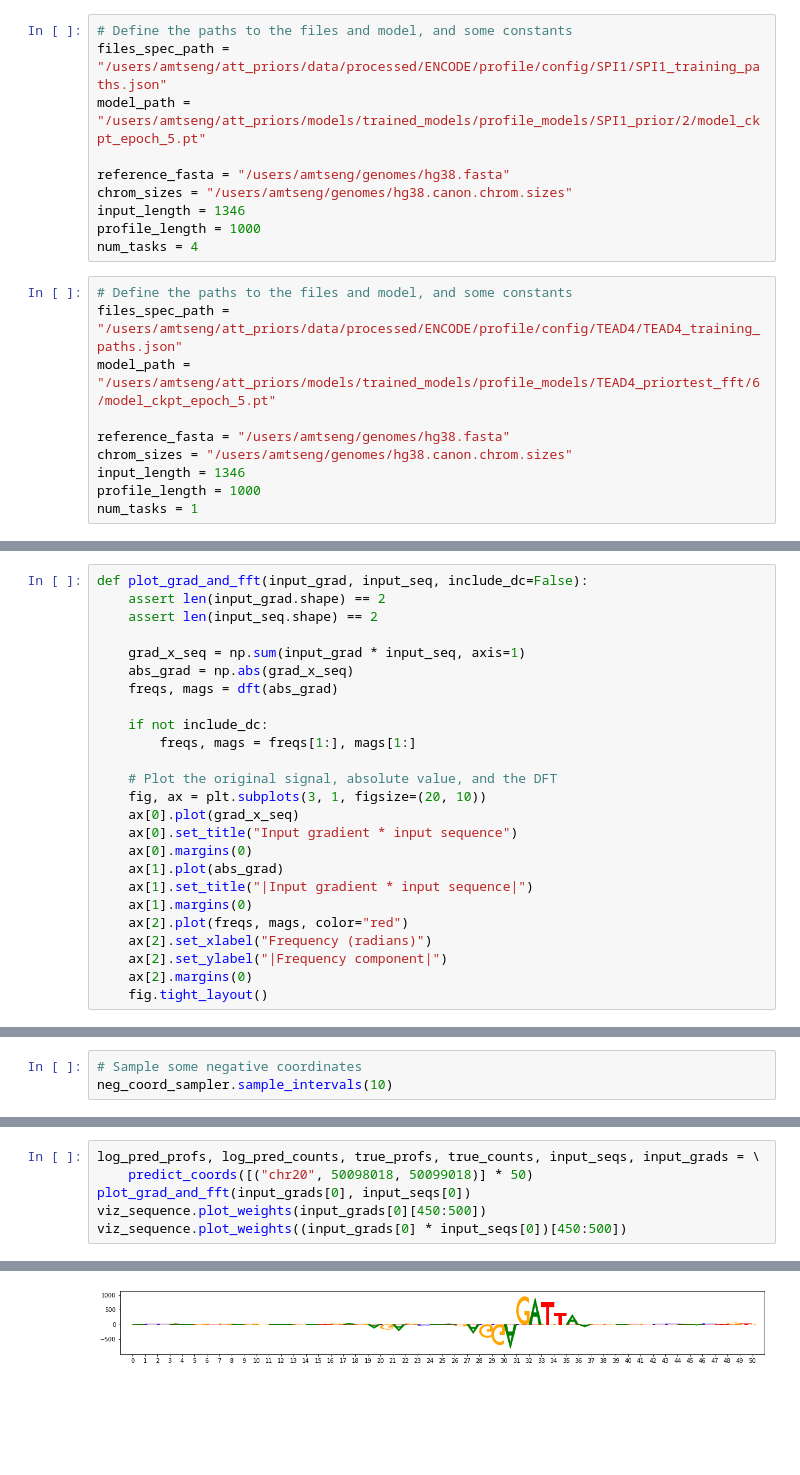
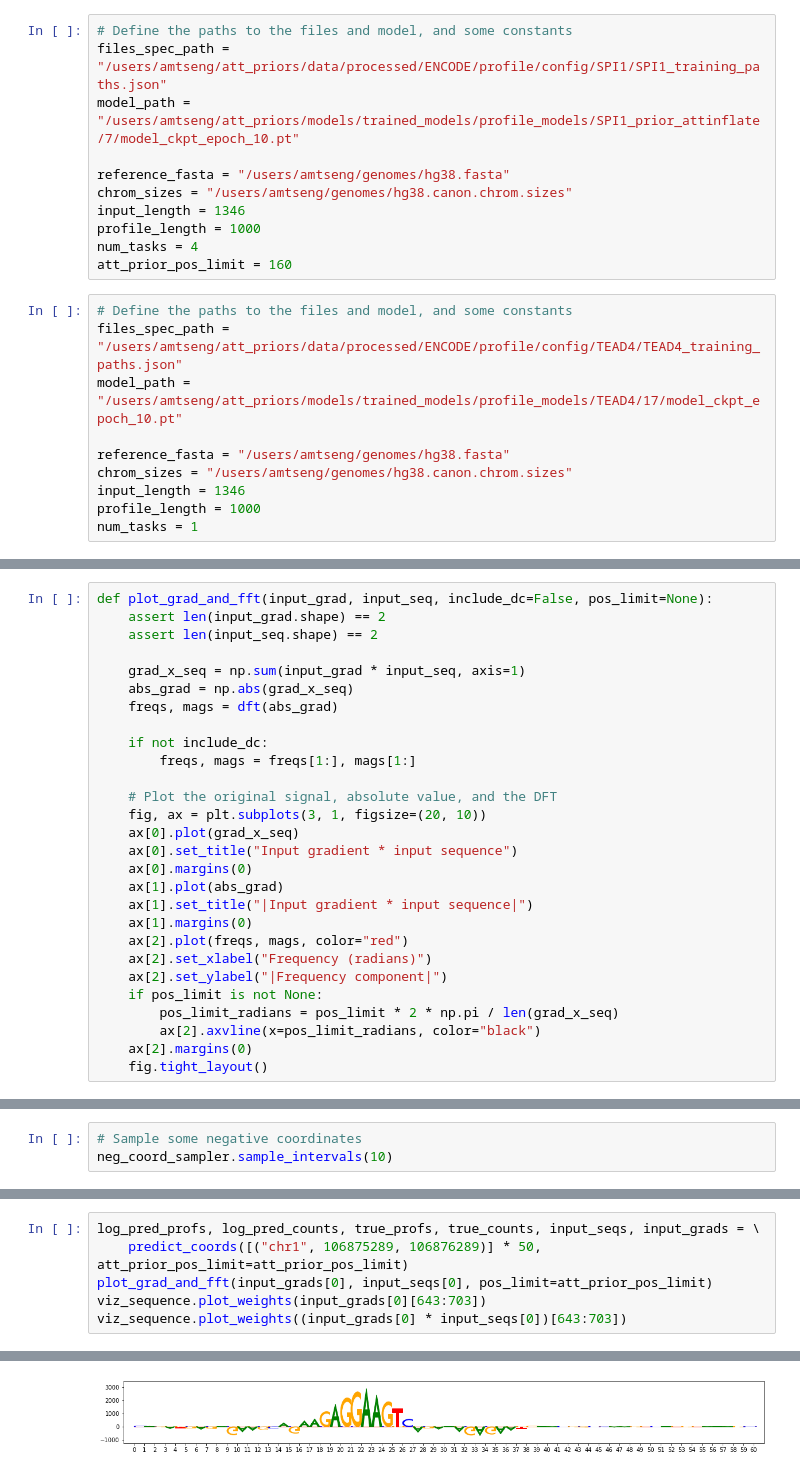
Before and after one commit to amtseng/fourier_attribution_priors, a Jupyter notebook: notebooks/input_gradients.ipynb, the cells around one changed output, grey strips where cells are left out. Drawn from its saved outputs; the diff is of its cells as text; blank space fills up the shorter version.

```diff
--- a/notebooks/input_gradients.ipynb
+++ b/notebooks/input_gradients.ipynb
@@ -25,17 +25,18 @@ import json
 # %%
 # Define the paths to the files and model, and some constants
 files_spec_path = "/users/amtseng/att_priors/data/processed/ENCODE/profile/config/SPI1/SPI1_training_paths.json"
-model_path = "/users/amtseng/att_priors/models/trained_models/profile_models/SPI1_prior/2/model_ckpt_epoch_5.pt"
+model_path = "/users/amtseng/att_priors/models/trained_models/profile_models/SPI1_prior_attinflate/7/model_ckpt_epoch_10.pt"
 
 reference_fasta = "/users/amtseng/genomes/hg38.fasta"
 chrom_sizes = "/users/amtseng/genomes/hg38.canon.chrom.sizes"
 input_length = 1346
 profile_length = 1000
 num_tasks = 4
+att_prior_pos_limit = 160
 # %%
 # Define the paths to the files and model, and some constants
 files_spec_path = "/users/amtseng/att_priors/data/processed/ENCODE/profile/config/TEAD4/TEAD4_training_paths.json"
-model_path = "/users/amtseng/att_priors/models/trained_models/profile_models/TEAD4_priortest_fft/6/model_ckpt_epoch_5.pt"
+model_path = "/users/amtseng/att_priors/models/trained_models/profile_models/TEAD4/17/model_ckpt_epoch_10.pt"
 
 reference_fasta = "/users/amtseng/genomes/hg38.fasta"
 chrom_sizes = "/users/amtseng/genomes/hg38.canon.chrom.sizes"
@@ -144,7 +145,7 @@ def dft(signal):
     mags = np.abs(fourier_coeffs)[:int(len(fourier_coeffs) / 2)]  # Frequency magnitudes are symmetric
     return fourier_freqs, mags
 # %%
-def plot_grad_and_fft(input_grad, input_seq, include_dc=False):
+def plot_grad_and_fft(input_grad, input_seq, include_dc=False, pos_limit=None):
     assert len(input_grad.shape) == 2
     assert len(input_seq.shape) == 2
 
@@ -166,6 +167,9 @@ def plot_grad_and_fft(input_grad, input_seq, include_dc=False):
     ax[2].plot(freqs, mags, color="red")
     ax[2].set_xlabel("Frequency (radians)")
     ax[2].set_ylabel("|Frequency component|")
+    if pos_limit is not None:
+        pos_limit_radians = pos_limit * 2 * np.pi / len(grad_x_seq)
+        ax[2].axvline(x=pos_limit_radians, color="black")
     ax[2].margins(0)
     fig.tight_layout()
 # %% [markdown]
@@ -179,8 +224,8 @@ neg_coord_sampler.sample_intervals(10)
 # %%
 log_pred_profs, log_pred_counts, true_profs, true_counts, input_seqs, input_grads = \
-    predict_coords([("chr20", 50098018, 50099018)] * 50)
-plot_grad_and_fft(input_grads[0], input_seqs[0])
-viz_sequence.plot_weights(input_grads[0][450:500])
-viz_sequence.plot_weights((input_grads[0] * input_seqs[0])[450:500])
+    predict_coords([("chr1", 106875289, 106876289)] * 50, att_prior_pos_limit=att_prior_pos_limit)
+plot_grad_and_fft(input_grads[0], input_seqs[0], pos_limit=att_prior_pos_limit)
+viz_sequence.plot_weights(input_grads[0][643:703])
+viz_sequence.plot_weights((input_grads[0] * input_seqs[0])[643:703])
 # %% [output]
 Profile loss    Counts loss     + prior loss    -prior loss
@@ -190,3 +235,3 @@ Profile loss    Counts loss     + prior loss    -prior loss
-[figure, old version]
+[figure, new version]
 # %%
 log_pred_profs, log_pred_counts, true_profs, true_counts, input_seqs, input_grads = \
```
Also changed, not shown: parts of 7 cells of this notebook, 6 other files.
